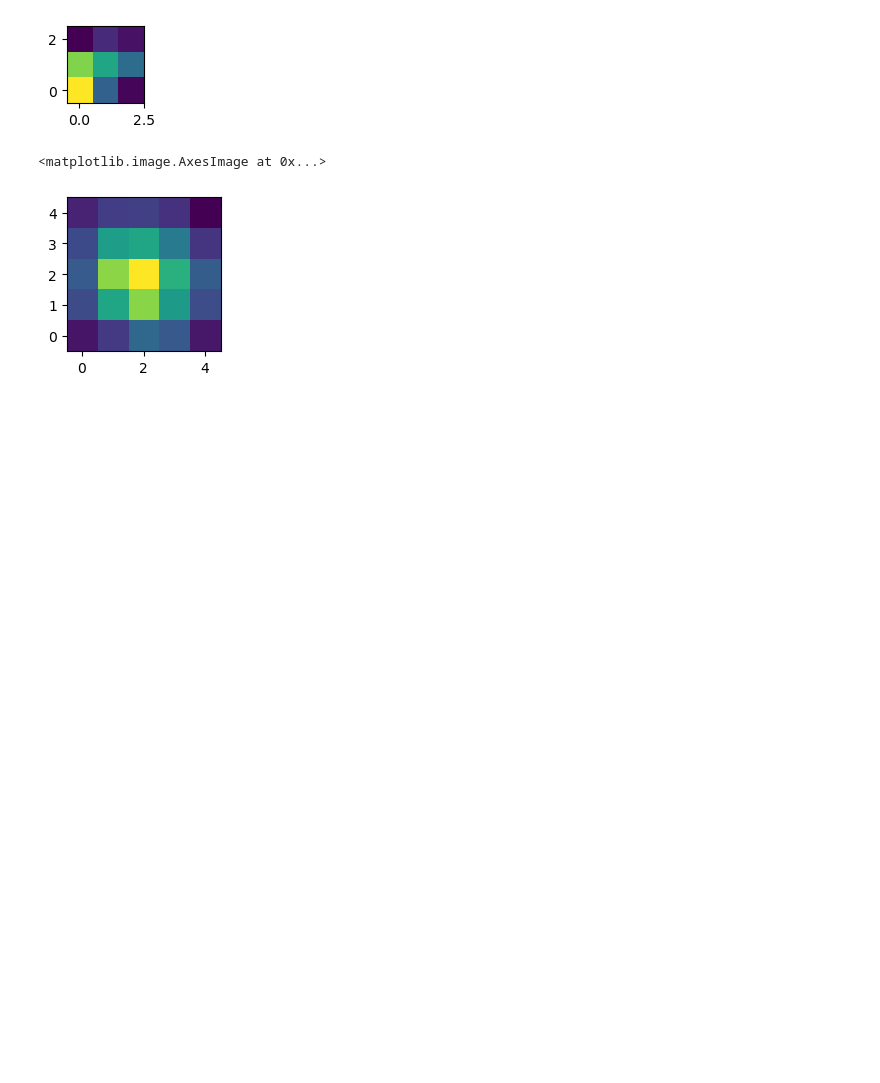
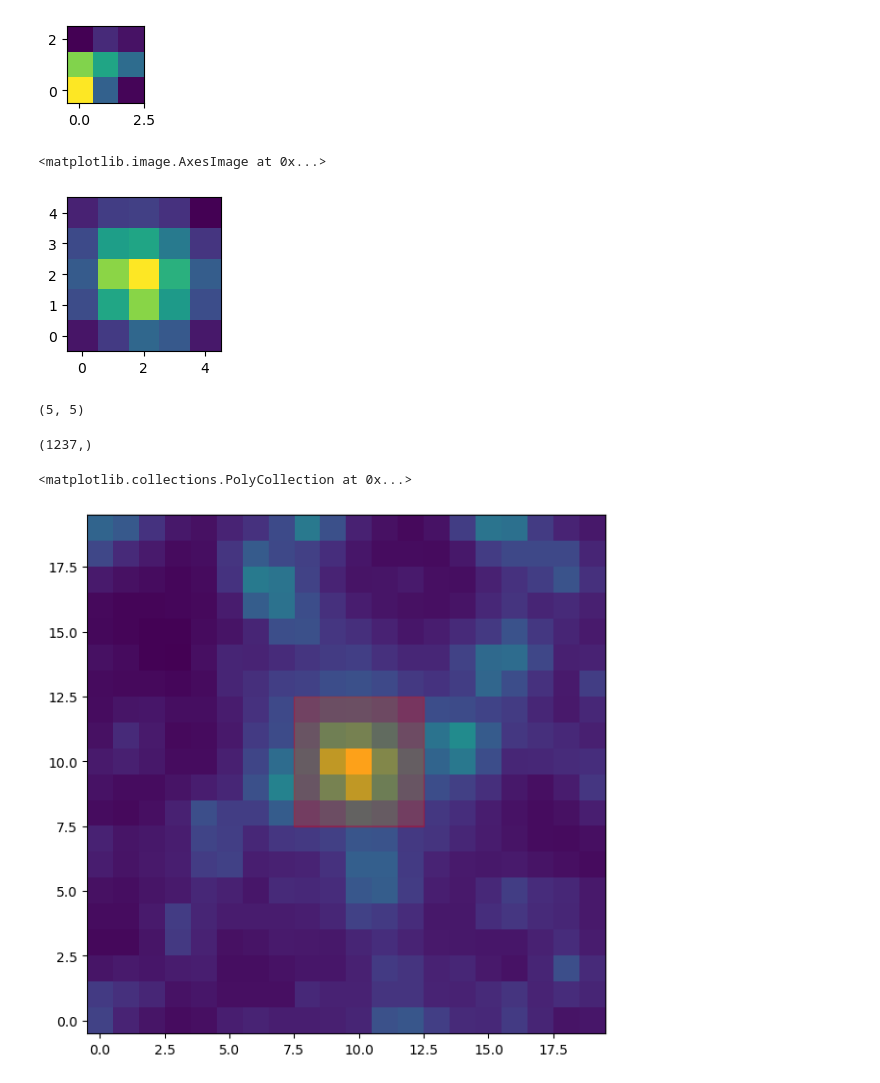
Before and after one commit to mcorne/test-astronomical-python, a Jupyter notebook: 6.5 exoplanet.ipynb, the cells around one changed output. Drawn from its saved outputs; the diff is of its cells as text; code cells hidden in the pictures; blank space fills up the shorter version.

```diff
--- a/6.5 exoplanet.ipynb
+++ b/6.5 exoplanet.ipynb
@@ -57,3 +58,21 @@ ax.imshow(images[0, 8:13, 8:13], origin="lower")
 # %% [output]
 <matplotlib.image.AxesImage at 0x...>
 [figure]
+# %%
+cropped_array = imlist[:, 8:13, 8:13]
+np.sum(cropped_array, axis=0).shape
+# %% [output]
+(5, 5)
+# %%
+flux = np.sum(cropped_array, axis=(1, 2))
+flux.shape
+# %% [output]
+(1237,)
+# %%
+bg = imlist[:, 8:13, 8:13]
+fig, ax = plt.subplots(figsize=(7, 7))
+ax.imshow(np.log10(imlist[0]), origin="lower")
+ax.fill_between([7.5, 12.5], 7.5, 12.5, color="r", alpha=0.3)
+# %% [output]
+<matplotlib.collections.PolyCollection at 0x...>
+[figure, added]
```
Also changed, not shown: parts of 29 cells of this notebook.
